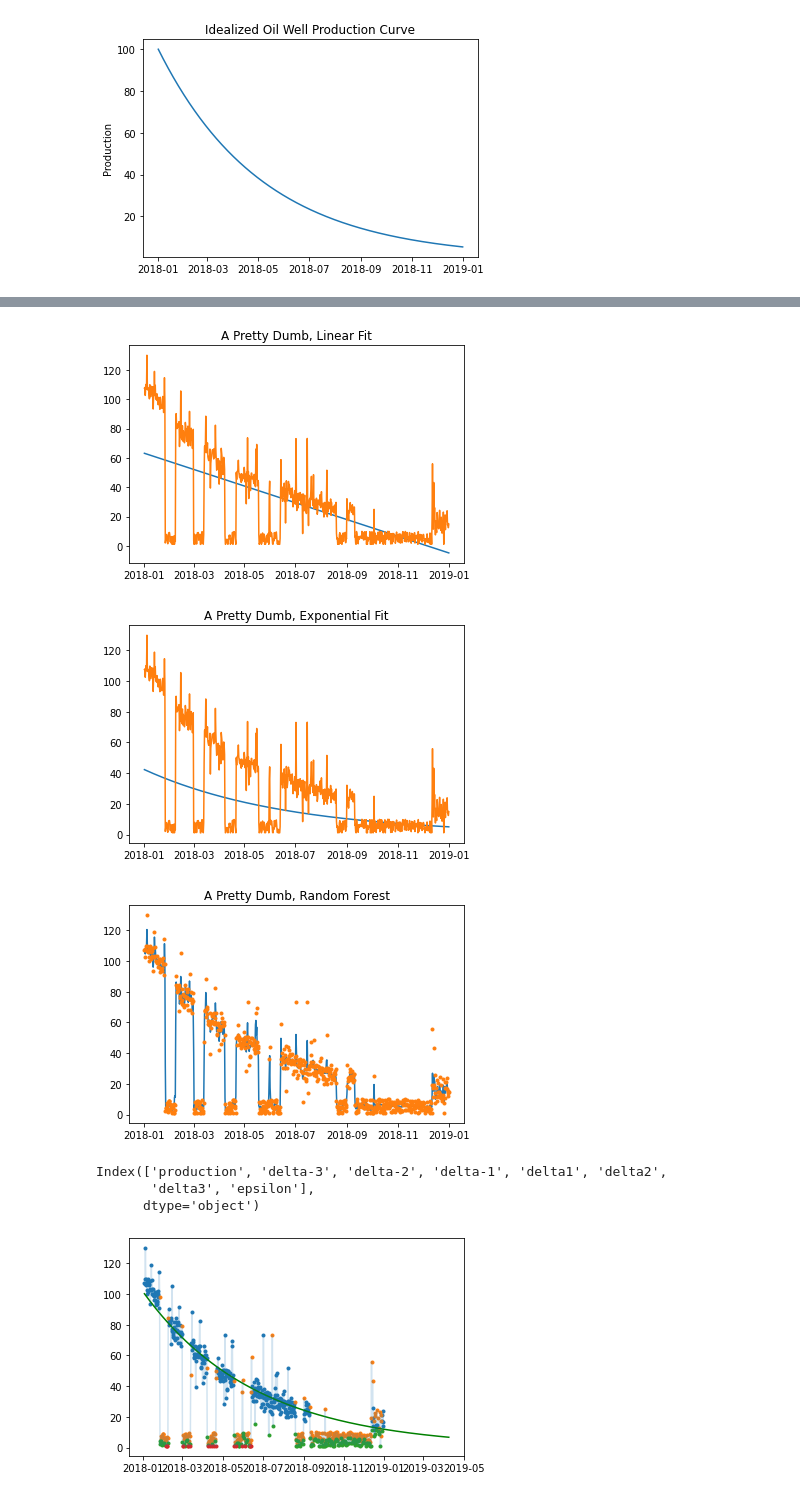
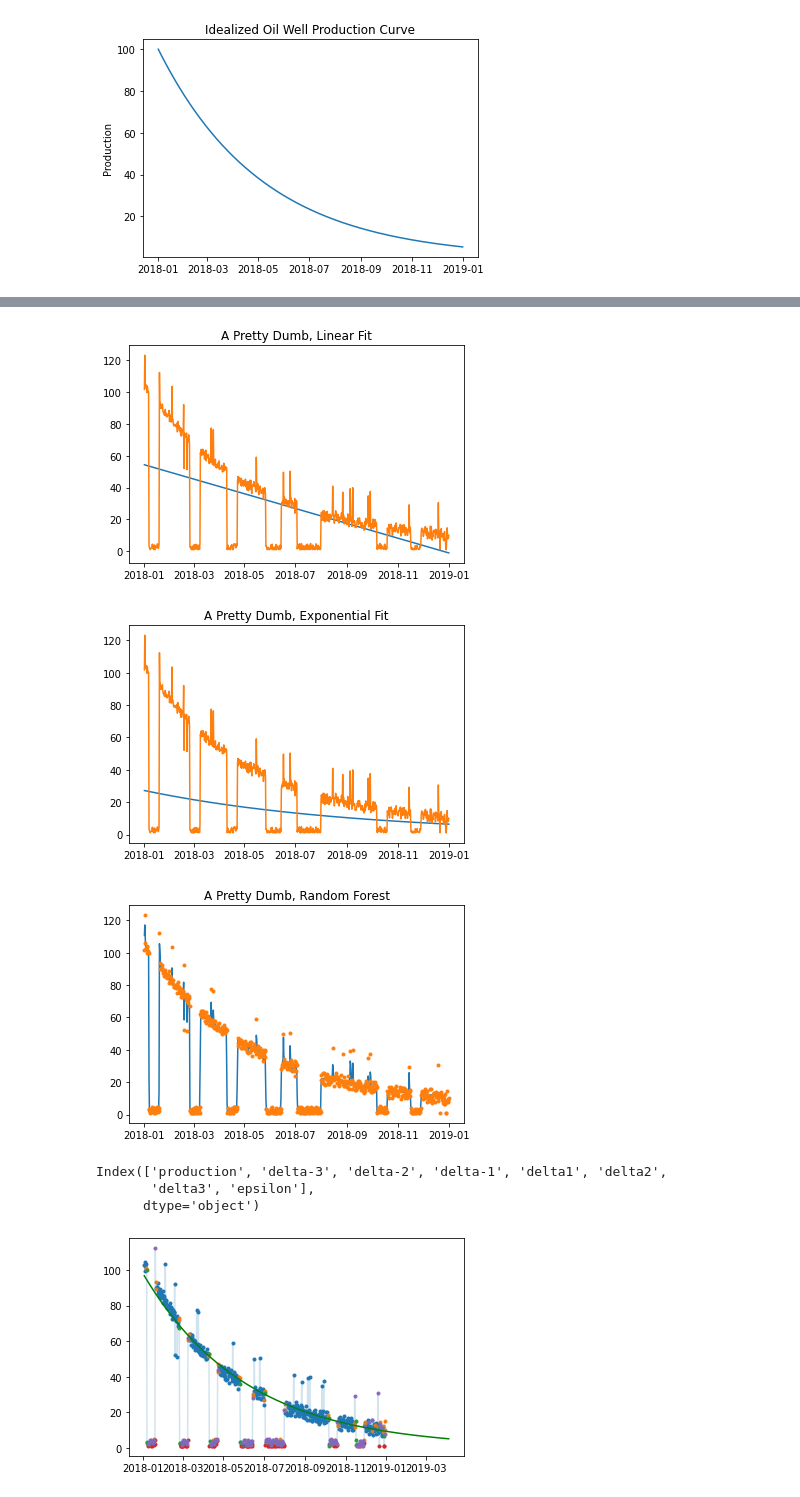
Before and after one commit to ljbelenky/decline, a Jupyter notebook: Production Modeling.ipynb, the cells around one changed output, grey strips where cells are left out. Cells and saved outputs as stored; diff of their text form; code cells hidden in the pictures.

```diff
--- a/Production Modeling.ipynb
+++ b/Production Modeling.ipynb
@@ -53,7 +52,10 @@ plt.title('Idealized Oil Well Production Curve');
 # %% [output]
 [figure]
 # %%
-data = Decline_Generator(drops = (20,25), noise = 10, highpoints = (45,20), lowpoints = (25,20)).data
+# data = Decline_Generator(drops = (20,25), noise = 10, highpoints = (45,20), lowpoints = (25,20)).data
+data = Decline_Generator(drops = (10,25), noise = 5, highpoints = (25,20), lowpoints = (15,20)).data
+
+
 
 plt.plot(data['date'],data['production'])
 plt.ylabel('Production')
@@ -67,14 +69,14 @@ plt.plot(data['date'], linear.predict(data[['date']].astype(int)))
 plt.plot(data['date'], data['production'])
 plt.title('A Pretty Dumb, Linear Fit');
 # %% [output]
-[figure, old version]
+[figure, new version]
 # %%
 exp_model = LR().fit(data[['date']].astype(int),np.log(data['production'] ))
 plt.plot(data['date'], np.exp(exp_model.predict(data[['date']].astype(int))))
 plt.plot(data['date'], data['production'])
 plt.title('A Pretty Dumb, Exponential Fit');
 # %% [output]
-[figure, old version]
+[figure, new version]
 # %%
 from sklearn.ensemble import RandomForestRegressor as RFR
 rfr = RFR(n_estimators = 10, max_depth=10).fit(data[['date']].astype(int), data['production'] )
@@ -82,7 +84,7 @@ plt.plot(data['date'], rfr.predict(data[['date']].astype(int)))
 plt.plot(data['date'], data['production'], marker = '.', linestyle = '')
 plt.title('A Pretty Dumb, Random Forest');
 # %% [output]
-[figure, old version]
+[figure, new version]
 # %%
 X = data.copy()
 
@@ -90,7 +92,7 @@ X['production'] = np.log(X['production'])
 
 '''Add Delta Columns for differences'''
 for i in [-3,-2,-1,1,2,3]:
-    X['delta{}'.format(i)] = X.production.diff(i)
+    X[f'delta{i}'] = X.production.diff(i)
 
 X['days_ago'] = (X['date'].max()-X['date']).dt.days
 X['epsilon'] = X['days_ago']/X['production']
@@ -100,32 +102,32 @@ X = X.dropna()
 indices = X['index']
 X.drop('index',axis = 1, inplace = True)
 
 print(X.columns)
 
 X = PCA(n_components = int(len(X.columns)/1.5), whiten = True).fit_transform(X)
-labels = KMeans(n_clusters=4).fit(X).predict(X)
+labels = KMeans(n_clusters=6).fit(X).predict(X)
 data['labels'] = -1
 data['labels'].iloc[indices] = labels
 data = data[data['labels']>=0]
 
 majority_class = data.groupby('labels').count().sort_values('date').index[-1]
 majority = data[data['labels']==majority_class].drop('labels', axis = 1)
 majority['log_production'] = np.log(majority['production'])
 
 model = LR().fit(majority['date'].values.reshape(-1,1), majority['log_production'])
 
 prediction_dates = pd.date_range(start = majority.date.min(), end = majority.date.max() + pd.DateOffset(days = 100))
 predictions = model.predict(prediction_dates.values.astype(float).reshape(-1,1))
 predictions = np.exp(predictions)
 
 plt.plot(prediction_dates, predictions, color = 'green')
 plt.plot(data.set_index('date')['production'], alpha = .2)
 
 for label in data['labels'].unique():
     l = data[data['labels'] == label]
     plt.scatter(l['date'], l['production'], marker = '.')
 # %% [output]
 Index(['production', 'delta-3', 'delta-2', 'delta-1', 'delta1', 'delta2',
        'delta3', 'epsilon'],
       dtype='object')
-[figure, old version]
+[figure, new version]
```
Also changed, not shown: parts of 2 cells of this notebook.
